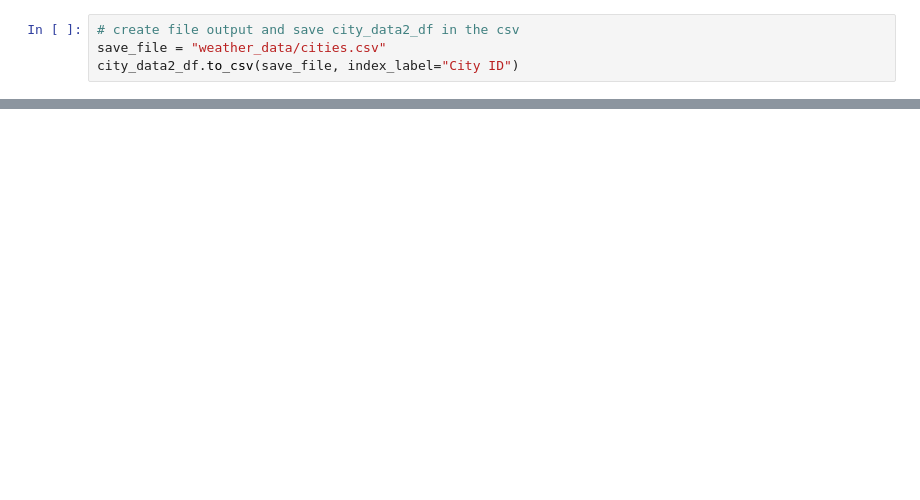
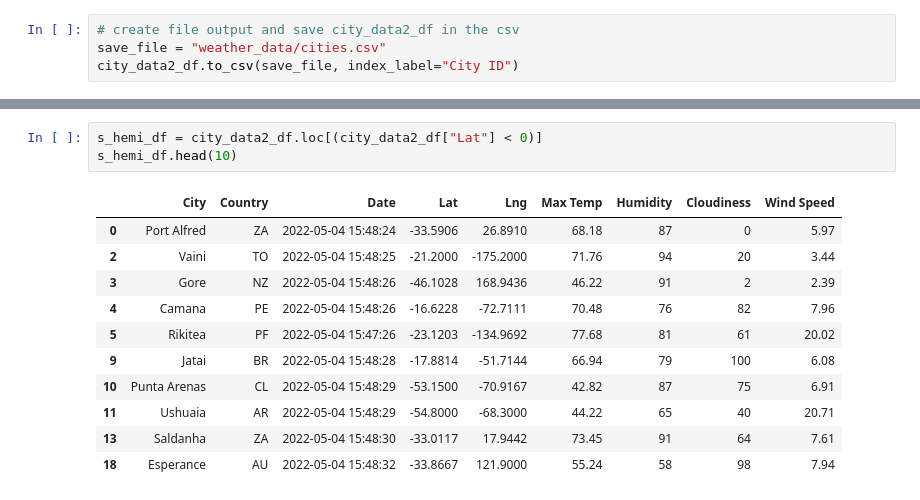
Before and after one commit to conorwhanson/World_Weather_Analysis, a Jupyter notebook: WeatherPy.ipynb, the cells around one changed output, grey strips where cells are left out. Drawn from its saved outputs; the diff is of its cells as text; blank space fills up the shorter version.

```diff
--- a/WeatherPy.ipynb
+++ b/WeatherPy.ipynb
@@ -254,0 +302,15 @@ plt.show()
+# %%
+s_hemi_df = city_data2_df.loc[(city_data2_df["Lat"] < 0)]
+s_hemi_df.head(10)
+# %% [output]
+|  | City | Country | Date | Lat | Lng | Max Temp | Humidity | Cloudiness | Wind Speed |
+| 0 | Port Alfred | ZA | 2022-05-04 15:48:24 | -33.5906 | 26.8910 | 68.18 | 87 | 0 | 5.97 |
+| 2 | Vaini | TO | 2022-05-04 15:48:25 | -21.2000 | -175.2000 | 71.76 | 94 | 20 | 3.44 |
+| 3 | Gore | NZ | 2022-05-04 15:48:26 | -46.1028 | 168.9436 | 46.22 | 91 | 2 | 2.39 |
+| 4 | Camana | PE | 2022-05-04 15:48:26 | -16.6228 | -72.7111 | 70.48 | 76 | 82 | 7.96 |
+| 5 | Rikitea | PF | 2022-05-04 15:47:26 | -23.1203 | -134.9692 | 77.68 | 81 | 61 | 20.02 |
+| 9 | Jatai | BR | 2022-05-04 15:48:28 | -17.8814 | -51.7144 | 66.94 | 79 | 100 | 6.08 |
+| 10 | Punta Arenas | CL | 2022-05-04 15:48:29 | -53.1500 | -70.9167 | 42.82 | 87 | 75 | 6.91 |
+| 11 | Ushuaia | AR | 2022-05-04 15:48:29 | -54.8000 | -68.3000 | 44.22 | 65 | 40 | 20.71 |
+| 13 | Saldanha | ZA | 2022-05-04 15:48:30 | -33.0117 | 17.9442 | 73.45 | 91 | 64 | 7.61 |
+| 18 | Esperance | AU | 2022-05-04 15:48:32 | -33.8667 | 121.9000 | 55.24 | 58 | 98 | 7.94 |
```
Also changed, not shown: parts of 14 cells of this notebook, 6 other files.
